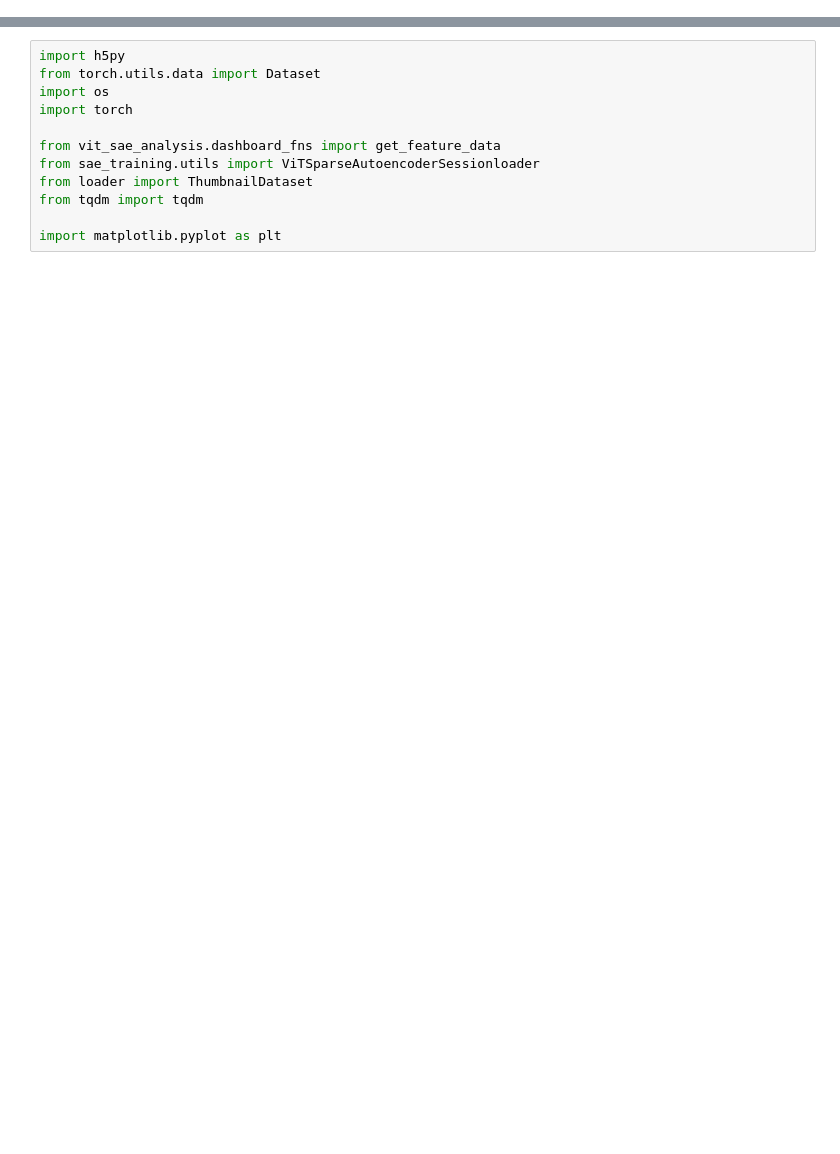
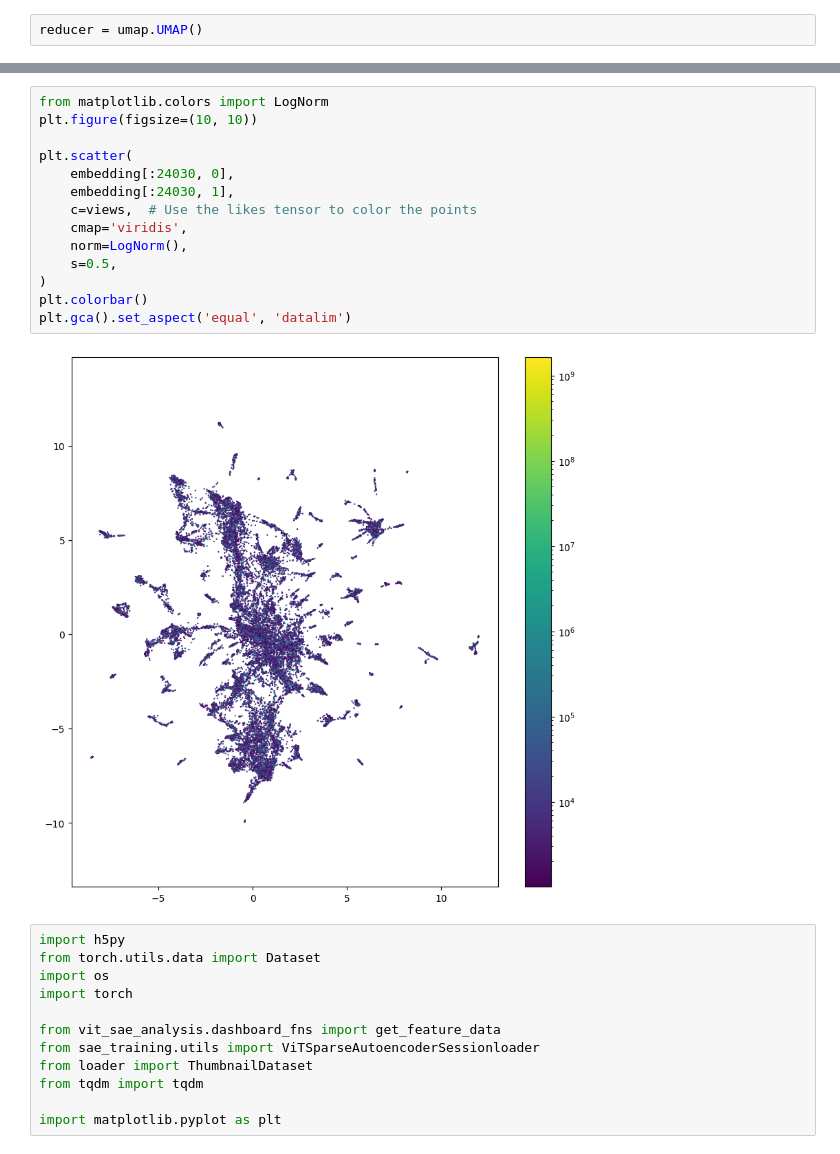
Before and after one commit to Lewington-pitsos/sae_vit, a Jupyter notebook: pad.ipynb, the cells around one changed output, grey strips where cells are left out. Drawn from its saved outputs; the diff is of its cells as text; blank space fills up the shorter version.

```diff
--- a/pad.ipynb
+++ b/pad.ipynb
@@ -0,0 +99,2 @@
+# %%
+reducer = umap.UMAP()
@@ -1,3 +109,19 @@
+# %%
+from matplotlib.colors import LogNorm
+plt.figure(figsize=(10, 10))
+
+plt.scatter(
+    embedding[:24030, 0],
+    embedding[:24030, 1],
+    c=views,  # Use the likes tensor to color the points
+    cmap='viridis',
+    norm=LogNorm(),
+    s=0.5,
+)
+plt.colorbar()
+plt.gca().set_aspect('equal', 'datalim')
+# %% [output]
+[figure, added]
 # %%
 import h5py
 from torch.utils.data import Dataset
```
Also changed, not shown: parts of 18 cells of this notebook, 5 other files.
